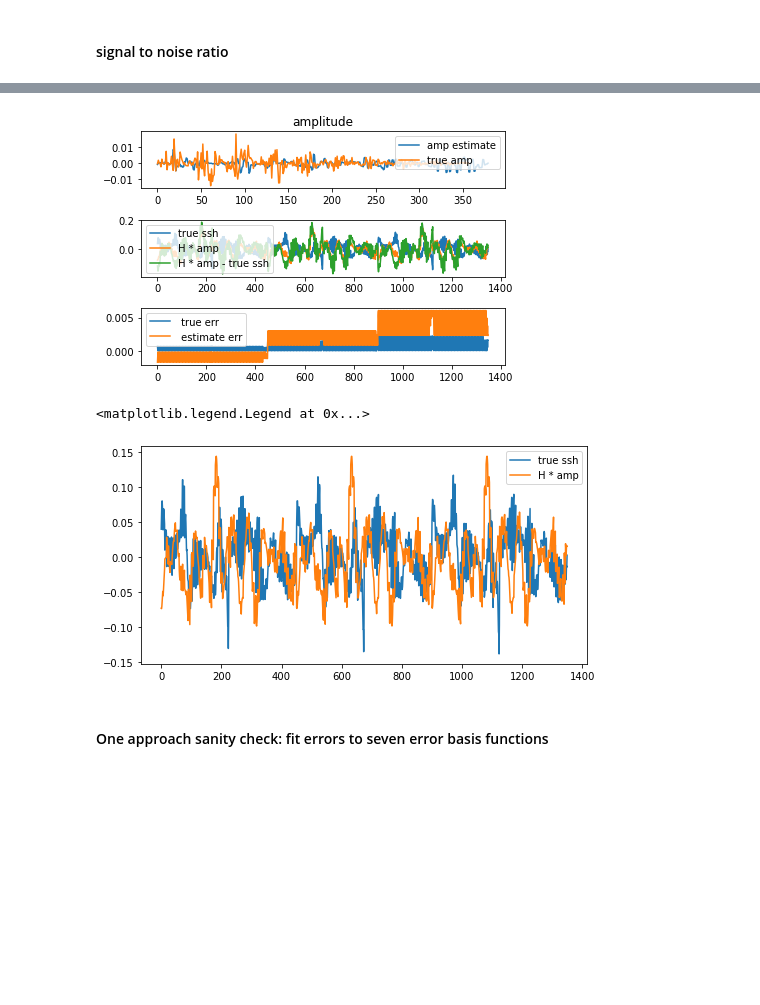
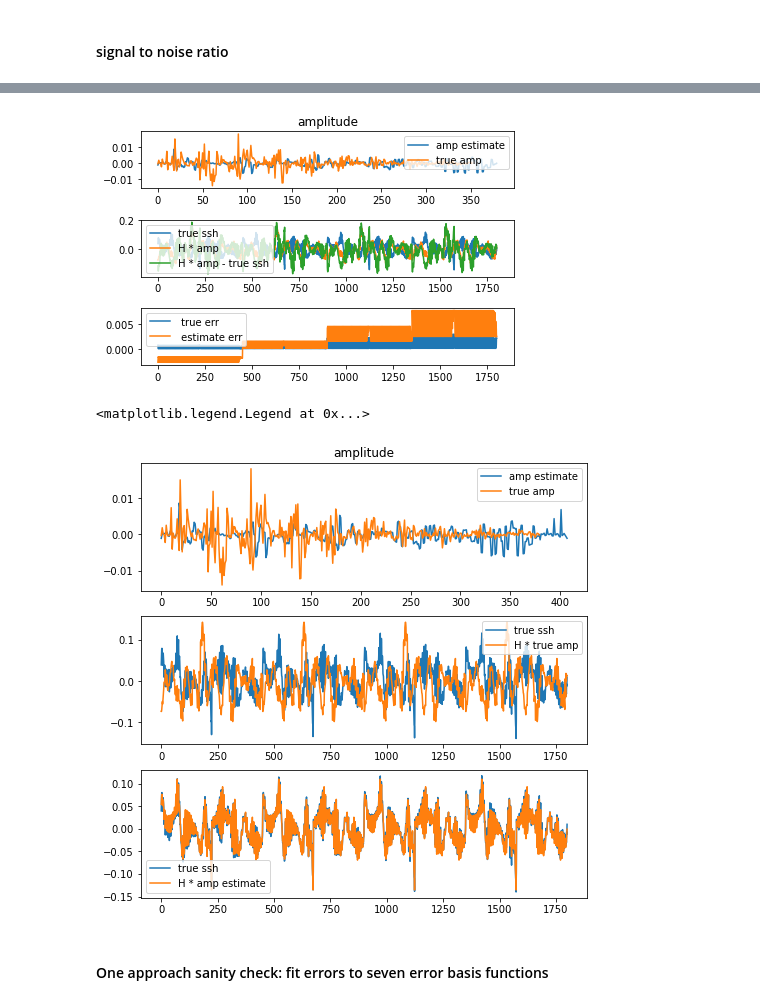
Before and after one commit to yugaophd/cer-swot, a Jupyter notebook: CER111_aviso_swath_1step-vector-20days.ipynb, the cells around one changed output, grey strips where cells are left out. Saved outputs shown, nothing was run; the diff lists cells and outputs as text; code cells hidden in the pictures; blank space fills up the shorter version.

Commit message:
verified forward matrix H * true_amp ==  ssh; can estimate ssh.

```diff
--- a/CER111_aviso_swath_1step-vector-20days.ipynb
+++ b/CER111_aviso_swath_1step-vector-20days.ipynb
@@ -17,7 +17,7 @@ from aviso_rossby_wave import reverse_vector, forecast_ssh
 # %% [markdown]
 ## Starting Date
 # %%
-day0, day1 = 0, 3 # April 1st, 2017 # day0, day1 =  1856, 1857 July 1st, 2017
+day0, day1 = 0, 4 # April 1st, 2017 # day0, day1 =  1856, 1857 July 1st, 2017
 time_range = (day1 - day0) * 2
 start_date = '2016-06-01' ## starting date
 n_waves = '190' #number of waves
@@ -274,19 +289,34 @@ plt.plot(err_est, label = ' estimate err')
 plt.legend()
 plt.tight_layout()
 # %% [output]
-[figure, old version]
+[figure, new version]
 # %%
-plt.figure(figsize = (8, 4))
+plt.figure(figsize = (8, 8,))
+plt.subplot(311)
+plt.plot(amp_1step[:], label = 'amp estimate')
+plt.plot(amp[:], label = 'true amp')
+plt.title('amplitude')
+plt.legend()
+
+plt.subplot(312)
+#plt.plot(Y_v[:], label = 'true ssh')
 plt.plot(ssh, label = 'true ssh')
-#plt.plot(ssh_estimated_swath, label = 'est. ssh')
-amp_err = np.append(amp[:], alpha.flatten())
-H_amp = np.matmul(H_v, amp_err)
-plt.plot(H_amp, label = 'H * amp')
+H_amp = np.matmul(H_v[:, :-7 * Tdim], amp)
+plt.plot(H_amp, label = 'H * true amp')
+plt.legend()
+
+plt.subplot(313)
+#plt.plot(Y_v[:], label = 'true ssh')
+plt.plot(ssh, label = 'true ssh')
+#amp_err = np.append(amp[:], alpha.flatten())
+H_amp = np.matmul(H_v[:, :-7 * Tdim], amp_1step[:-7 * Tdim])
+plt.plot(H_amp, label = 'H * amp estimate')
+
 #plt.plot(H_amp - ssh, label = 'H * amp - true ssh')
 plt.legend()
 # %% [output]
 <matplotlib.legend.Legend at 0x...>
-[figure, old version]
+[figure, new version]
 # %% [markdown]
 #### One approach sanity check: fit errors to seven error basis functions
 # %%
```
Also changed, not shown: parts of 17 cells of this notebook, 4 other files.
